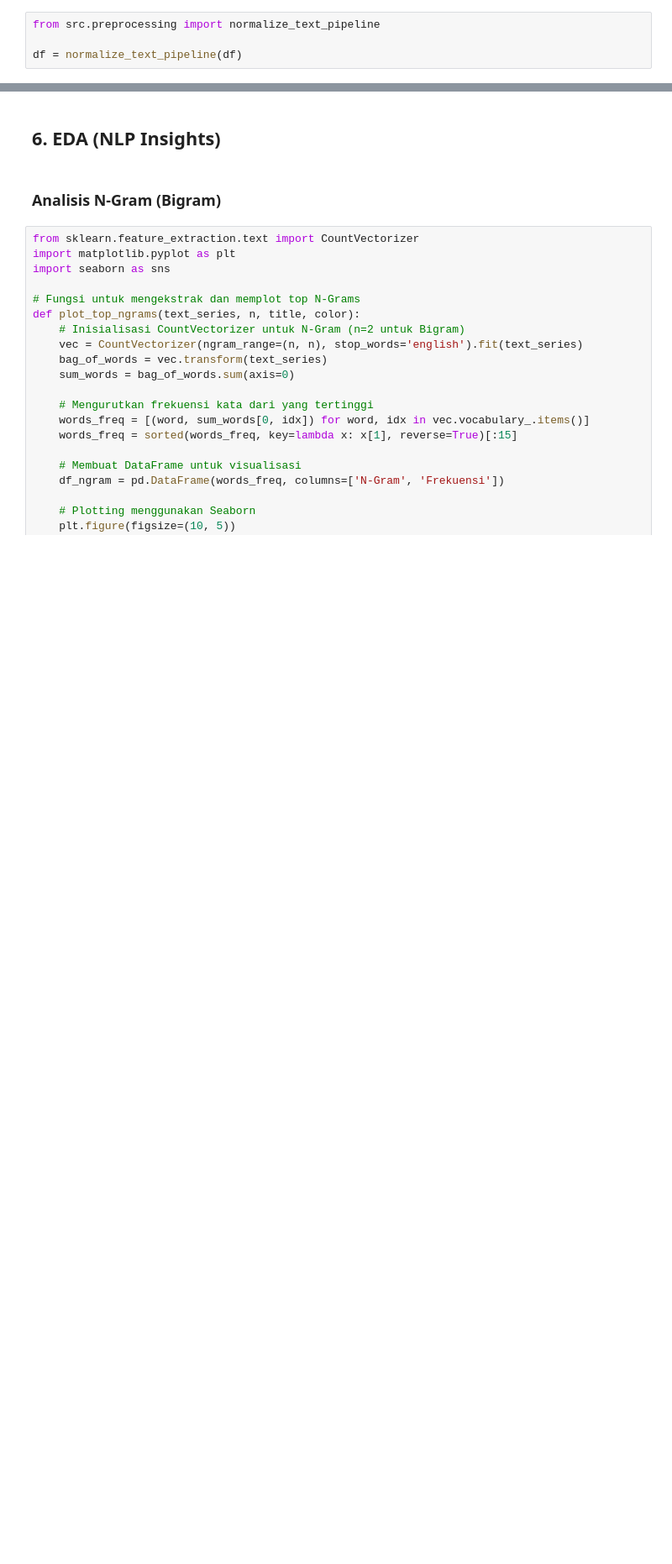
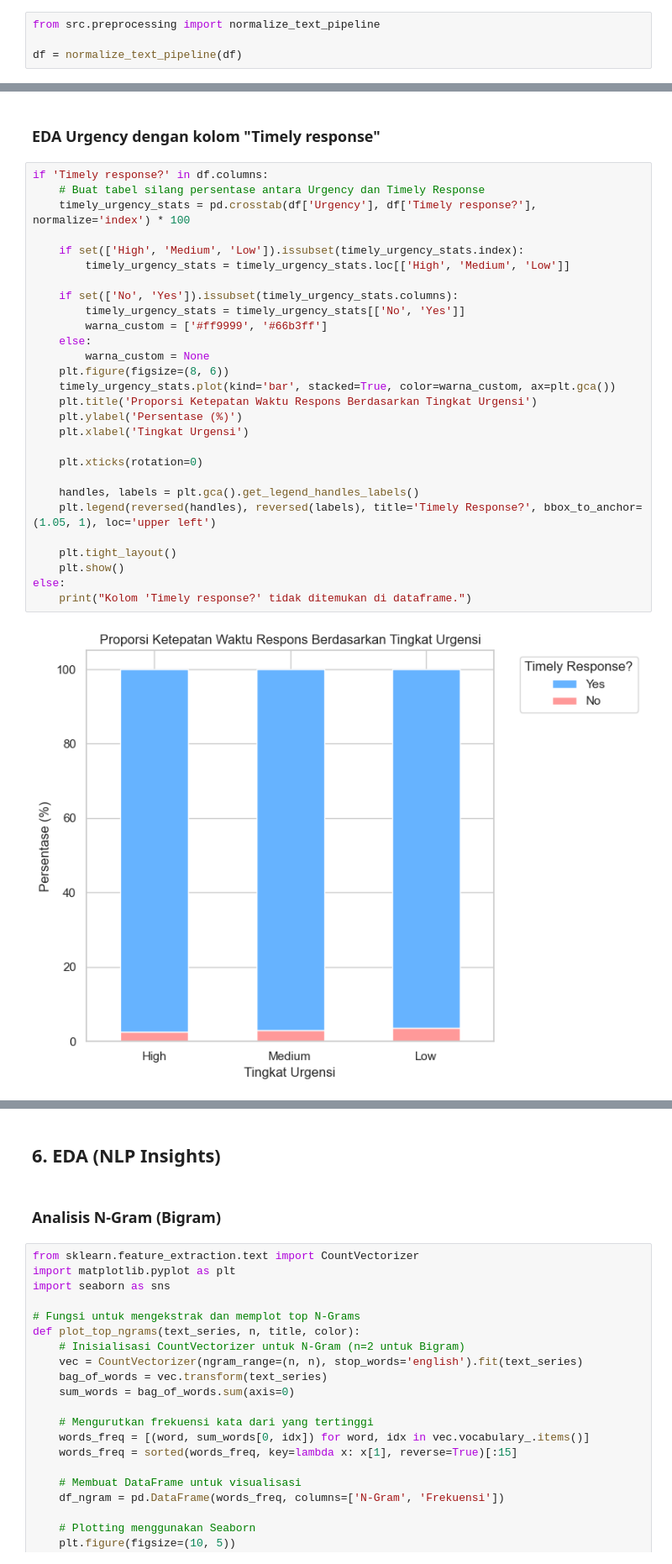
Before and after one commit to Cokgdsatria/lentera-analytics-hub, a Jupyter notebook: lentera-ml-research/notebooks/eda_and_preprocessing.ipynb, the cells around one changed output, grey strips where cells are left out. Shown at 84% size. Cells and saved outputs as stored; diff of their text form; blank space fills up the shorter version.

```diff
--- a/lentera-ml-research/notebooks/eda_and_preprocessing.ipynb
+++ b/lentera-ml-research/notebooks/eda_and_preprocessing.ipynb
@@ -118,3 +144,35 @@ plt.show()
+# %% [markdown]
+### EDA Urgency dengan kolom "Timely response"
+# %%
+if 'Timely response?' in df.columns:
+    # Buat tabel silang persentase antara Urgency dan Timely Response
+    timely_urgency_stats = pd.crosstab(df['Urgency'], df['Timely response?'], normalize='index') * 100
+
+    if set(['High', 'Medium', 'Low']).issubset(timely_urgency_stats.index):
+        timely_urgency_stats = timely_urgency_stats.loc[['High', 'Medium', 'Low']]
+
+    if set(['No', 'Yes']).issubset(timely_urgency_stats.columns):
+        timely_urgency_stats = timely_urgency_stats[['No', 'Yes']]
+        warna_custom = ['#ff9999', '#66b3ff']
+    else:
+        warna_custom = None
+    plt.figure(figsize=(8, 6))
+    timely_urgency_stats.plot(kind='bar', stacked=True, color=warna_custom, ax=plt.gca())
+    plt.title('Proporsi Ketepatan Waktu Respons Berdasarkan Tingkat Urgensi')
+    plt.ylabel('Persentase (%)')
+    plt.xlabel('Tingkat Urgensi')
+
+    plt.xticks(rotation=0)
+
+    handles, labels = plt.gca().get_legend_handles_labels()
+    plt.legend(reversed(handles), reversed(labels), title='Timely Response?', bbox_to_anchor=(1.05, 1), loc='upper left')
+
+    plt.tight_layout()
+    plt.show()
+else:
+    print("Kolom 'Timely response?' tidak ditemukan di dataframe.")
+# %% [output]
+[figure, added]
 # %%
 plt.figure(figsize=(10, 6))
 sns.boxplot(x='Urgency', y='Word Count', data=df, order=['High', 'Medium', 'Low'], palette='Set2')
```
Also changed, not shown: parts of 17 cells of this notebook, 1 other file.
